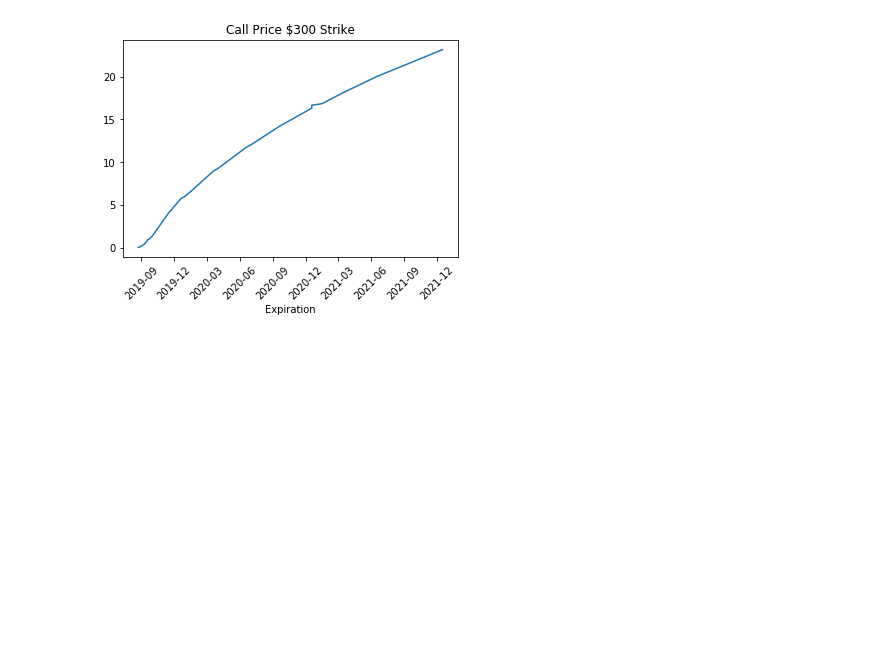
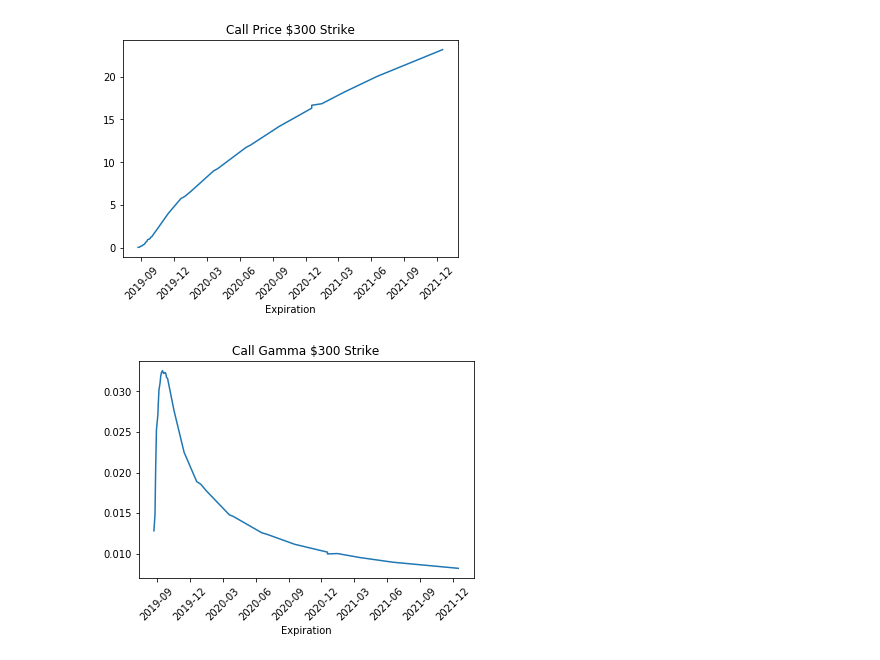
Before and after one commit to thaversang/Fat-Tailed-Option-Model, a Jupyter notebook: Tutorial.ipynb, the cells around one changed output. Cells and saved outputs as stored; diff of their text form; code cells hidden in the pictures; blank space fills up the shorter version.

```diff
--- a/Tutorial.ipynb
+++ b/Tutorial.ipynb
@@ -106,3 +106,10 @@ plt.title('Call Price $300 Strike')
 plt.xticks(rotation = 45);
 # %% [output]
 [figure]
+# %%
+plt.plot(pd.to_datetime(calendar_data['expiration_date']),calendar_data.gamma)
+plt.xlabel('Expiration')
+plt.title('Call Gamma $300 Strike')
+plt.xticks(rotation = 45);
+# %% [output]
+[figure, added]
```
Also changed, not shown: parts of 1 cell of this notebook.
